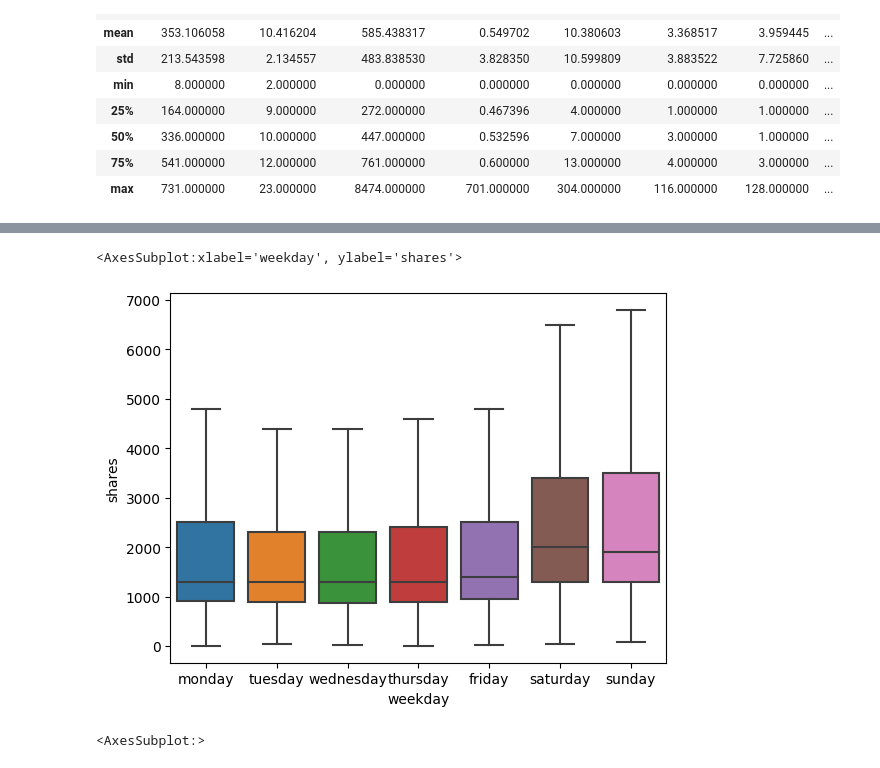
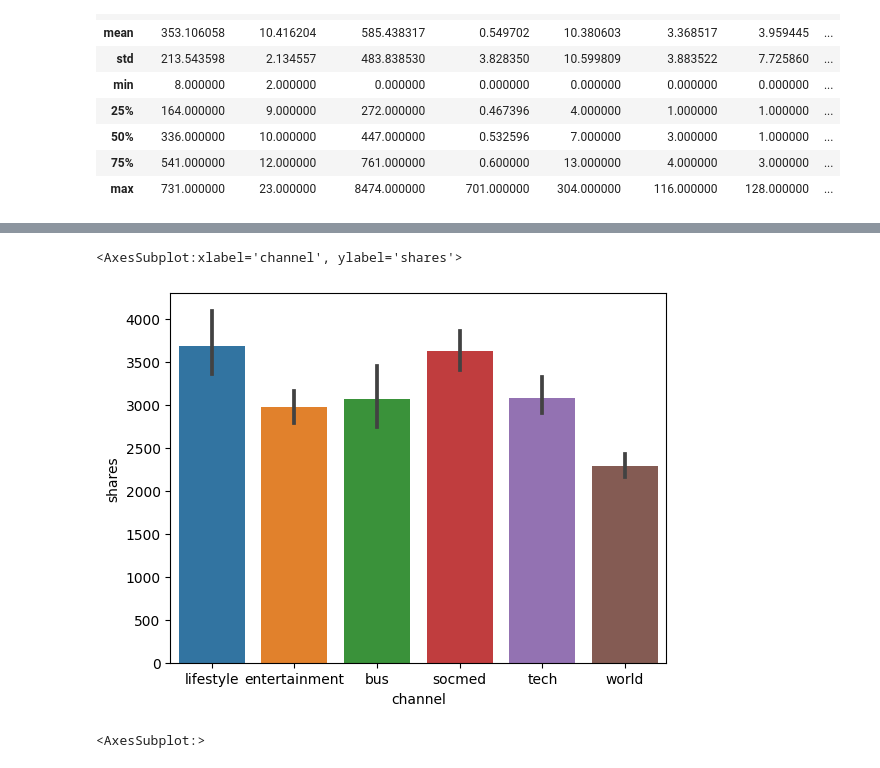
Before and after one commit to Jownao/dive_datascience, a Jupyter notebook: lab/01_Analise de Dados.ipynb, the cells around one changed output, grey strips where cells are left out. Saved outputs shown, nothing was run; the diff lists cells and outputs as text; code cells hidden in the pictures.

```diff
--- a/lab/01_Analise de Dados.ipynb
+++ b/lab/01_Analise de Dados.ipynb
@@ -96,8 +169,9 @@ sns.boxplot(x="channel", y="shares", data= data_pop, showfliers = False)
 # %%
-sns.boxplot(x="weekday", y="shares", data= data_pop, showfliers = False)
+#sns.boxplot(x="weekday", y="shares", data= data_pop, showfliers = False)
+sns.barplot(data=data_pop, x="channel",y="shares")
 # %% [output]
-<AxesSubplot:xlabel='weekday', ylabel='shares'>
+<AxesSubplot:xlabel='channel', ylabel='shares'>
-[figure, old version]
+[figure, new version]
 # %%
 data_corr = data_pop[['timedelta','n_tokens_title','n_tokens_content','n_unique_tokens','num_hrefs','num_self_hrefs','num_imgs','num_videos','num_keywords','global_subjectivity','global_sentiment_polarity','global_rate_positive_words','global_rate_negative_words','title_subjectivity','title_sentiment_polarity','shares']].corr()
 sns.heatmap(data_corr, xticklabels=data_corr.columns, yticklabels=data_corr.columns, annot=True)
```
Also changed, not shown: parts of 7 cells of this notebook.
